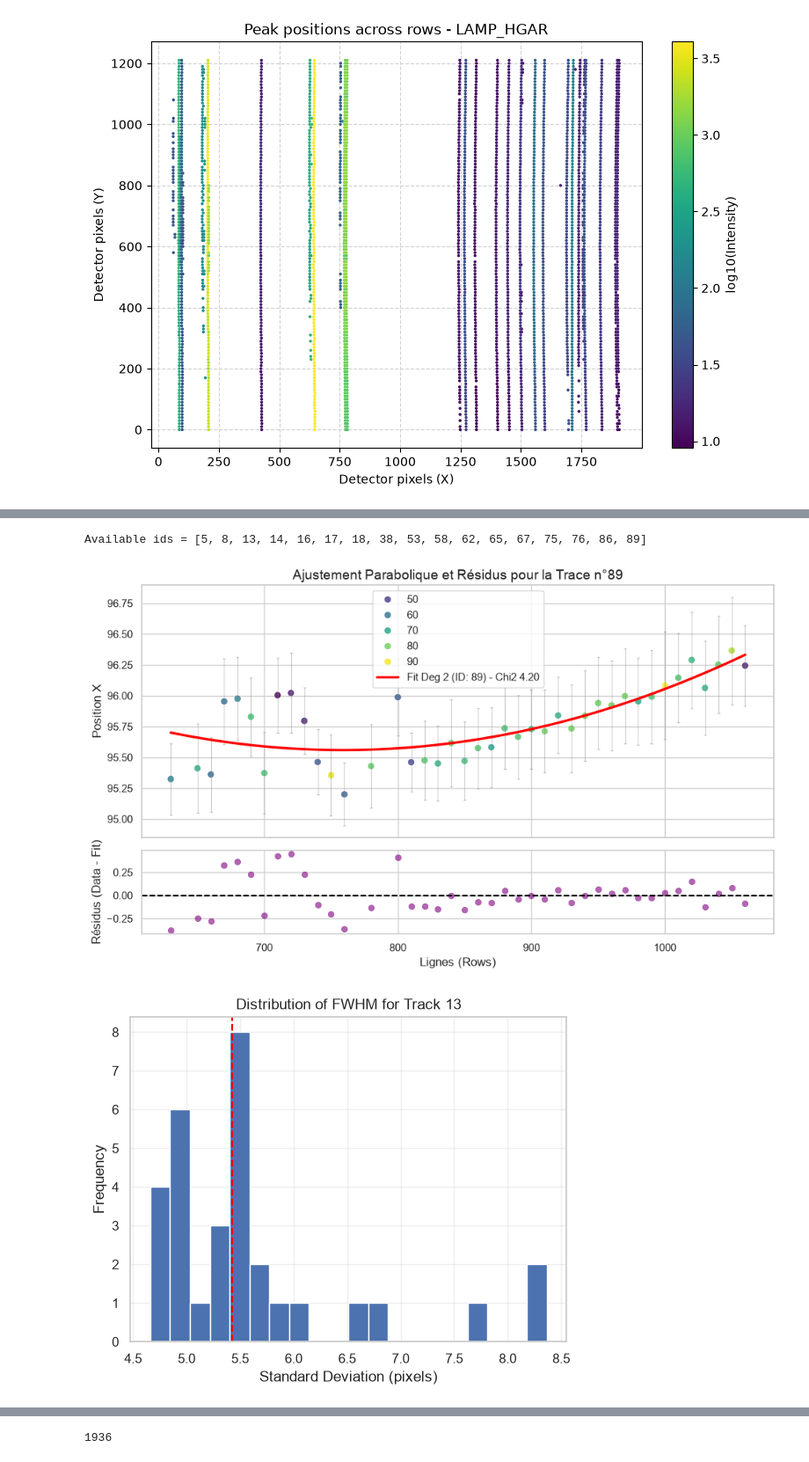
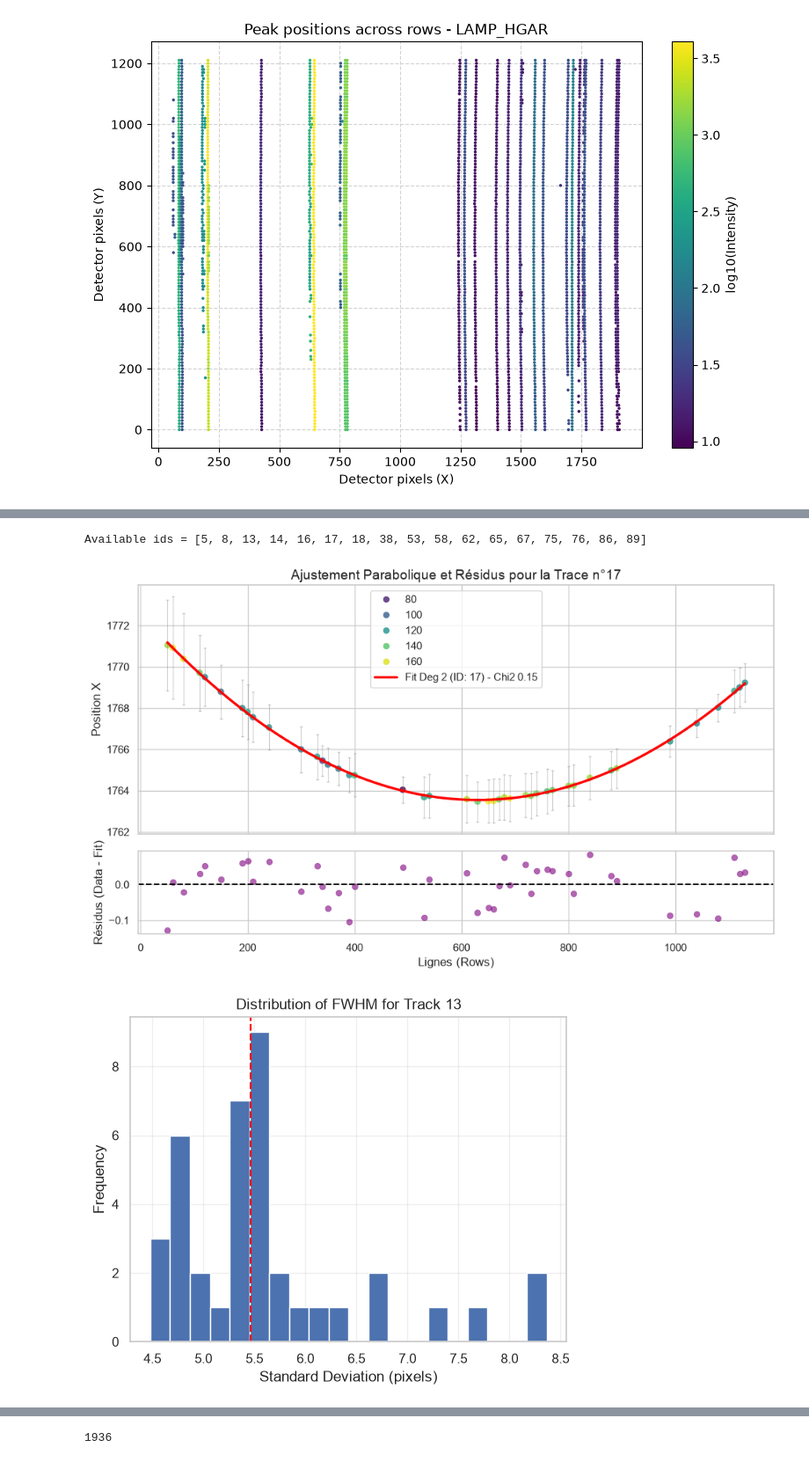
Before and after one commit to lalygator/cmos-software, a Jupyter notebook: data_analysis.ipynb, the cells around one changed output, grey strips where cells are left out. Shown at 88% size. Saved outputs shown, nothing was run; the diff lists cells and outputs as text; code cells hidden in the pictures.

```diff
--- a/data_analysis.ipynb
+++ b/data_analysis.ipynb
@@ -742,7 +743,7 @@ for i, row in (enumerate(tqdm(rows))):
     for p, wi in zip(peaks,prop['widths']):
         p = int(p)
         # w = 3#int(0.8*w)
-        w = max(int(1.2 * wi), 4)
+        w = max(int(1.2 * wi), 3)
         window_mask = (x_complet >= (p - w)) & (x_complet <= (p + w))
         x_fit = x_complet[window_mask]
         y_fit = y_row[window_mask]
@@ -1022,7 +1023,7 @@ plt.figure(figsize=(12, 5))
 plt.plot(x, y, color="black", lw=1, label=f"Row {selected_row} spectrum")
 
 # Fenêtre de zoom (pixels 1700 à 1900)
-X_MIN, X_MAX = 0, 150
+X_MIN, X_MAX = 600, 800
 colors = plt.cm.tab10(np.linspace(0, 1, 10))
 
 for i, c in enumerate(centers):
@@ -1186,6 +1187,7 @@ def pipeline_calibration_geometrique(
         x_t = pts[:, 1]
         insty = pts[:, 2]
         std = pts[:, 3]
+        noise =  pts[:, 4]
 
         seuil_intensite = np.median(insty) * 0.5  # Exemple : éliminer ce qui est trop faible
         mask_lumineux = insty > seuil_intensite
@@ -1194,6 +1196,7 @@ def pipeline_calibration_geometrique(
         x_clean = x_t[mask_lumineux]
         insty_clean = insty[mask_lumineux]
         std_clean = std[mask_lumineux]
+        noise_clean = noise[mask_lumineux]
 
 
         # On initialise nos tableaux de travail "propres" avec toutes les données
@@ -1226,6 +1229,7 @@ def pipeline_calibration_geometrique(
             x_clean = x_clean[mask]
             insty_clean = insty_clean[mask]
             std_clean = std_clean[mask]
+            noise_clean = noise_clean[mask]
 
         # 3. FIT FINAL ET CALCUL DU CHI2 NORMALISÉ
         # On s'assure qu'il reste assez de points après le nettoyage global
@@ -1252,7 +1256,8 @@ def pipeline_calibration_geometrique(
                 x_clean,
                 insty_clean,
                 chi2_norm,
-                std_clean
+                std_clean,
+                noise_clean
             )
 
     return fits
@@ -1365,36 +1370,36 @@ def plot_track_and_residuals(fits_dict, track_id):
     plt.show()
 # %%
 fits = pipeline_calibration_geometrique(
-    tracks, n_sigma=1, iters=3, min_points=50, sigma_inst=0.1
+    tracks, n_sigma=1.1, iters=3, min_points=50, sigma_inst=0.15
 )
 # %%
 available_ids = list(fits.keys())
 print(f'Available ids = {available_ids}')
 if available_ids:
-    target_id = available_ids[16]  # On prend la première parabole par exemple
+    target_id = available_ids[5]  # On prend la première parabole par exemple
     plot_track_and_residuals(fits, target_id)
 # else:
 #     print("Aucune trace n'a plus de 40 points dans vos données.")
 # %% [output]
 Available ids = [5, 8, 13, 14, 16, 17, 18, 38, 53, 58, 62, 65, 67, 75, 76, 86, 89]
-[figure, old version]
+[figure, new version]
 # %%
 # Extract sigma values for the chosen target_id
 target_id = available_ids[2]
 if target_id in fits:
-    coeffs, rows_t, x_t, insty, chi2_norm, std = fits[target_id]
+    coeffs, rows_t, x_t, insty, chi2_norm, std, noise = fits[target_id]
     FWHM = 2*np.sqrt(2*np.log(2))*std
     plt.hist(FWHM, bins=20)
     plt.axvline(np.median(FWHM),ls='--',color='red')
     plt.xlabel('Standard Deviation (pixels)')
     plt.ylabel('Frequency')
     plt.title(f'Distribution of FWHM for Track {target_id}')
     plt.grid(True, alpha=0.3)
     plt.show()
 else:
     print(f"Track ID {target_id} not found in fits dictionary")
 # %% [output]
-[figure, old version]
+[figure, new version]
 # %%
 FWHM_med = np.zeros_like(available_ids, dtype=float)
 FWHM_pos = np.zeros_like(available_ids, dtype=float)
```
Also changed, not shown: parts of 27 cells of this notebook.
